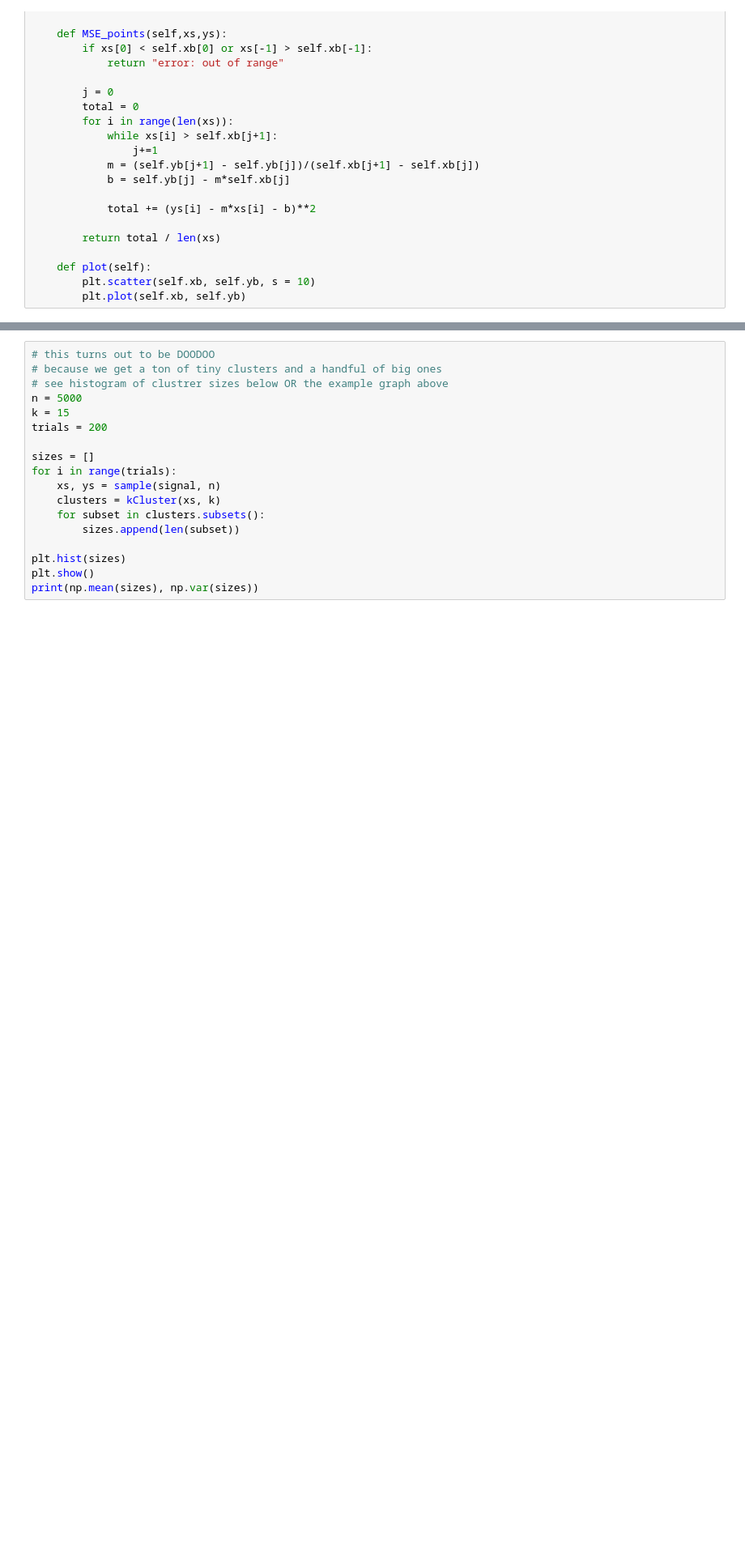
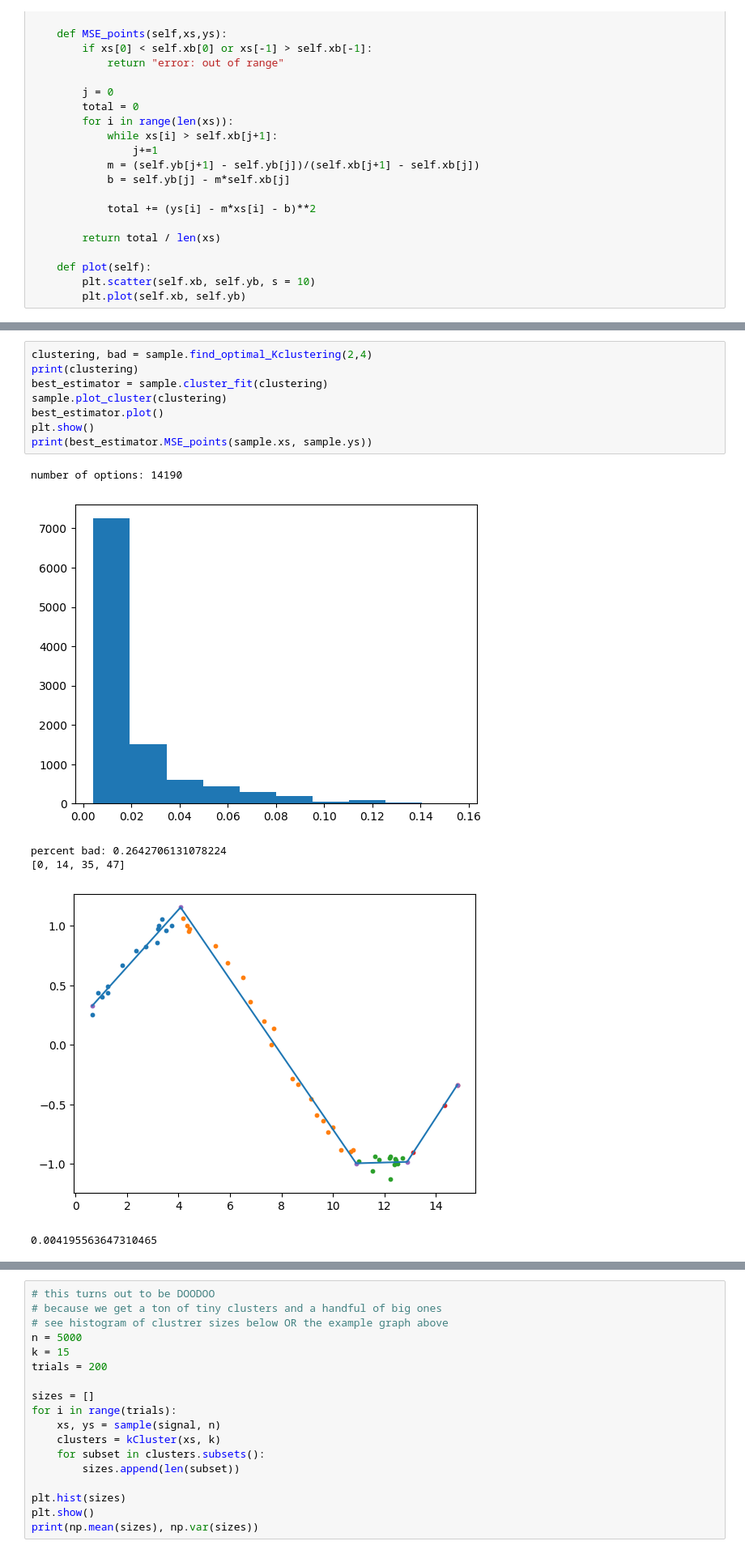
Before and after one commit to davebro1031/CS-506-Project, a Jupyter notebook: 1d_problem.ipynb, the cells around one changed output, grey strips where cells are left out. Shown at 81% size. Drawn from its saved outputs; the diff is of its cells as text; blank space fills up the shorter version.

```diff
--- a/1d_problem.ipynb
+++ b/1d_problem.ipynb
@@ -245,0 +322,15 @@ for num in [20,70,500,2000]:
+# %%
+clustering, bad = sample.find_optimal_Kclustering(2,4)
+print(clustering)
+best_estimator = sample.cluster_fit(clustering)
+sample.plot_cluster(clustering)
+best_estimator.plot()
+plt.show()
+print(best_estimator.MSE_points(sample.xs, sample.ys))
+# %% [output]
+number of options: 14190
+[figure, added]
+percent bad: 0.2642706131078224
+[0, 14, 35, 47]
+[figure, added]
+0.004195563647310465
```
Also changed, not shown: parts of 7 cells of this notebook, 1 other file.
